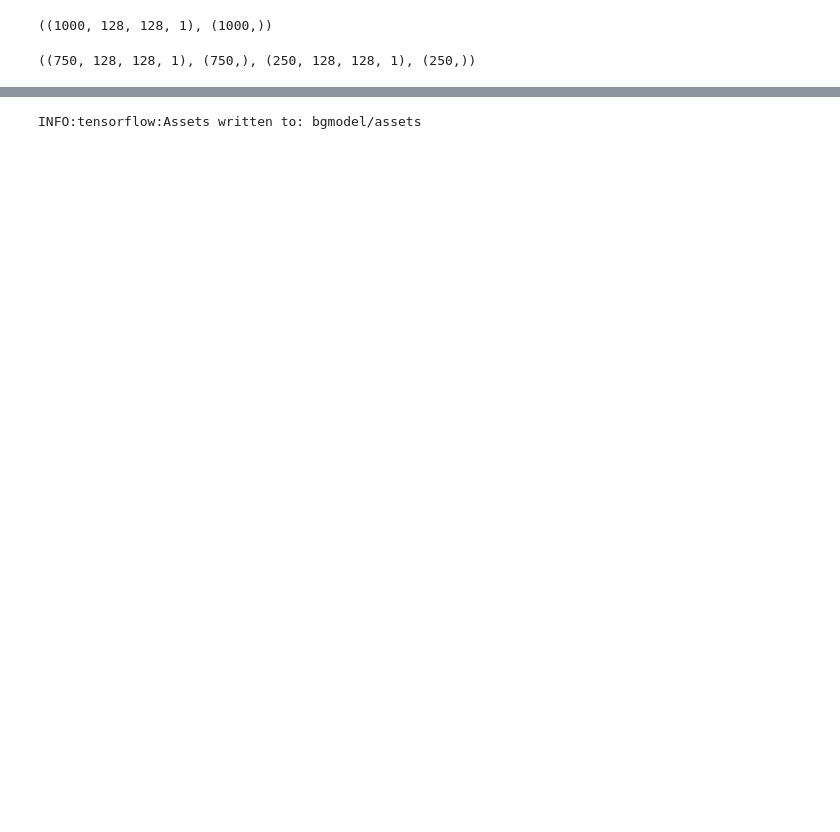
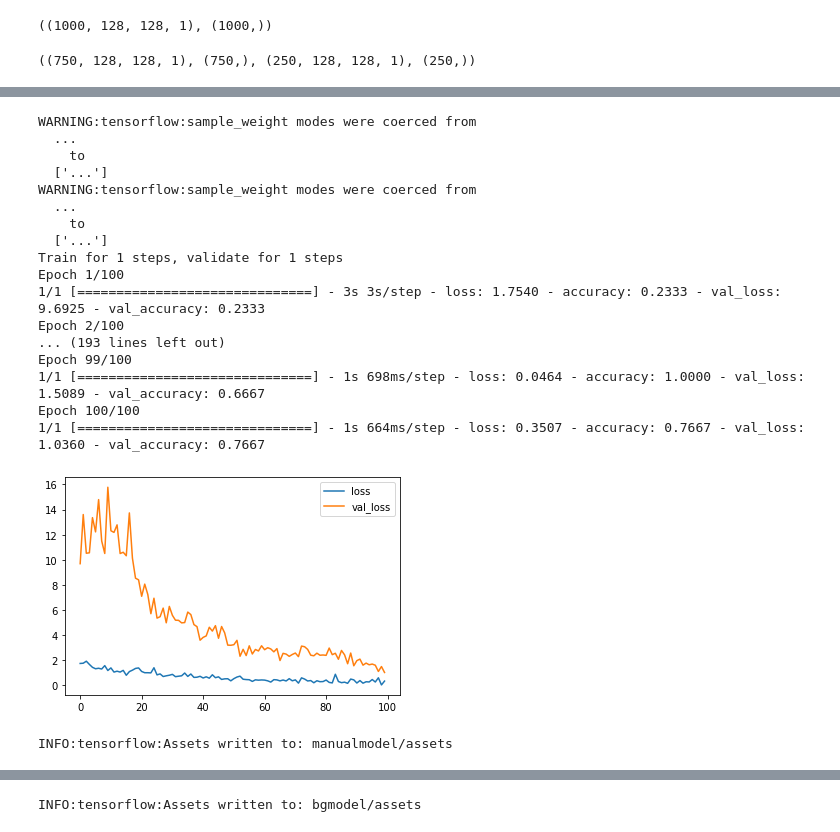
Before and after one commit to alkur-gh/finger-counter, a Jupyter notebook: image-preprocessing.ipynb, the cells around one changed output, grey strips where cells are left out. Saved outputs shown, nothing was run; the diff lists cells and outputs as text; code cells hidden in the pictures; blank space fills up the shorter version.

```diff
--- a/image-preprocessing.ipynb
+++ b/image-preprocessing.ipynb
@@ -123,0 +156,14 @@ _________________________________________________________________
+# %%
+model = keras.Sequential([
+    keras.layers.AveragePooling2D(3, input_shape=(128, 128, 1)),
+    keras.layers.Conv2D(32, 3),
+    keras.layers.Conv2D(64, 3),
+    keras.layers.MaxPooling2D(3),
+    keras.layers.Flatten(),
+    keras.layers.BatchNormalization(),
+    keras.layers.Dense(32, activation='relu'),
+    keras.layers.Dense(32, activation='relu'),
+    keras.layers.Dense(6, activation='softmax'),
+])
+model.compile(optimizer='adam', loss='sparse_categorical_crossentropy', metrics=['accuracy'])
+model.summary()
@@ -124 +188,29 @@ _________________________________________________________________
+# %%
+history = model.fit(test_it, validation_data=test_it, epochs=100)
+df = pd.DataFrame(history.history)
+df[['loss', 'val_loss']].plot()
+plt.show()
+# %% [output]
+WARNING:tensorflow:sample_weight modes were coerced from
+  ...
+    to
+  ['...']
+WARNING:tensorflow:sample_weight modes were coerced from
+  ...
+    to
+  ['...']
+Train for 1 steps, validate for 1 steps
+Epoch 1/100
+1/1 [==============================] - 3s 3s/step - loss: 1.7540 - accuracy: 0.2333 - val_loss: 9.6925 - val_accuracy: 0.2333
+Epoch 2/100
+... (193 lines left out)
+Epoch 99/100
+1/1 [==============================] - 1s 698ms/step - loss: 0.0464 - accuracy: 1.0000 - val_loss: 1.5089 - val_accuracy: 0.6667
+Epoch 100/100
+1/1 [==============================] - 1s 664ms/step - loss: 0.3507 - accuracy: 0.7667 - val_loss: 1.0360 - val_accuracy: 0.7667
+[figure, added]
+# %%
+model.save('manualmodel')
+# %% [output]
+INFO:tensorflow:Assets written to: manualmodel/assets
 # %%
```
Also changed, not shown: parts of 8 cells of this notebook, 4 other files.
